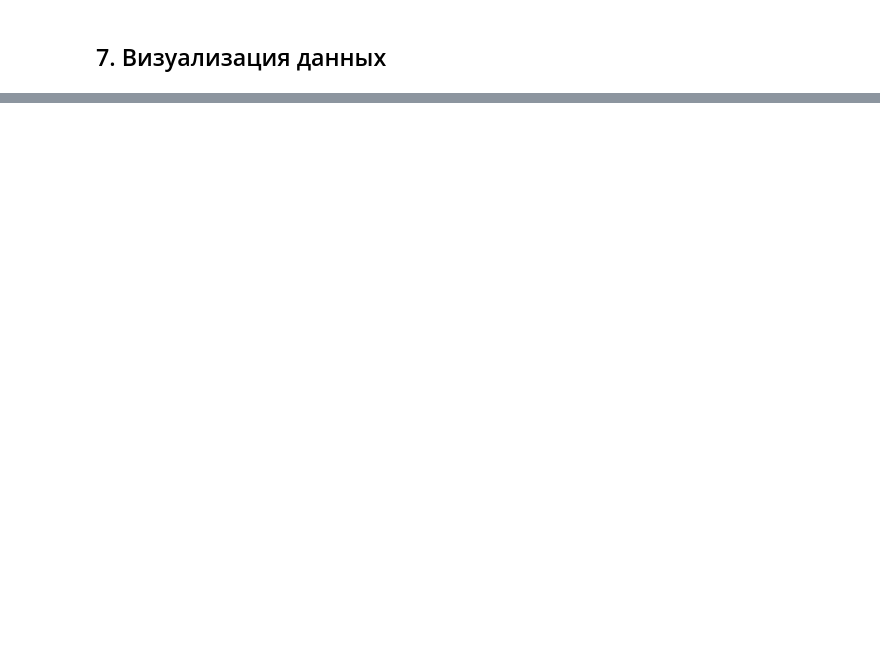
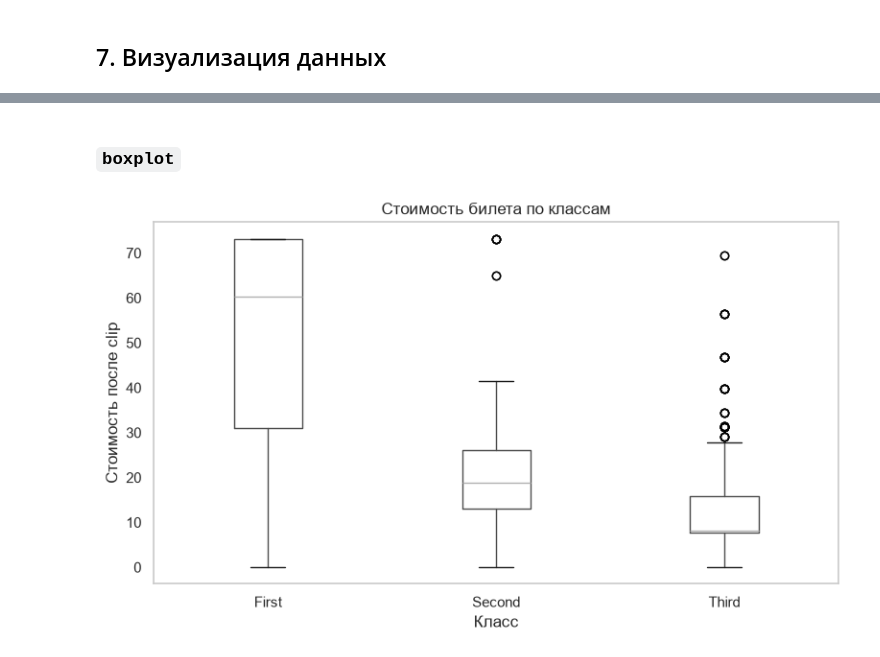
Before and after one commit to xtwze/pandas-practice, a Jupyter notebook: lab1_titanic.ipynb, the cells around one changed output, grey strips where cells are left out. Cells and saved outputs as stored; diff of their text form; code cells hidden in the pictures; blank space fills up the shorter version.

```diff
--- a/lab1_titanic.ipynb
+++ b/lab1_titanic.ipynb
@@ -800,0 +594,13 @@ p-value Фишера = 2.83707e-48
+# %% [markdown]
+### `boxplot`
+# %%
+# boxplot сравнивает стоимость билетов между классами
+df_clean.boxplot(column='fare', by='class', grid=False)
+plt.title('Стоимость билета по классам')
+plt.suptitle('')
+plt.xlabel('Класс')
+plt.ylabel('Стоимость после clip')
+plt.tight_layout()
+plt.show()
+# %% [output]
+[figure, added]
```
Also changed, not shown: parts of 165 cells of this notebook, 12 other files.
